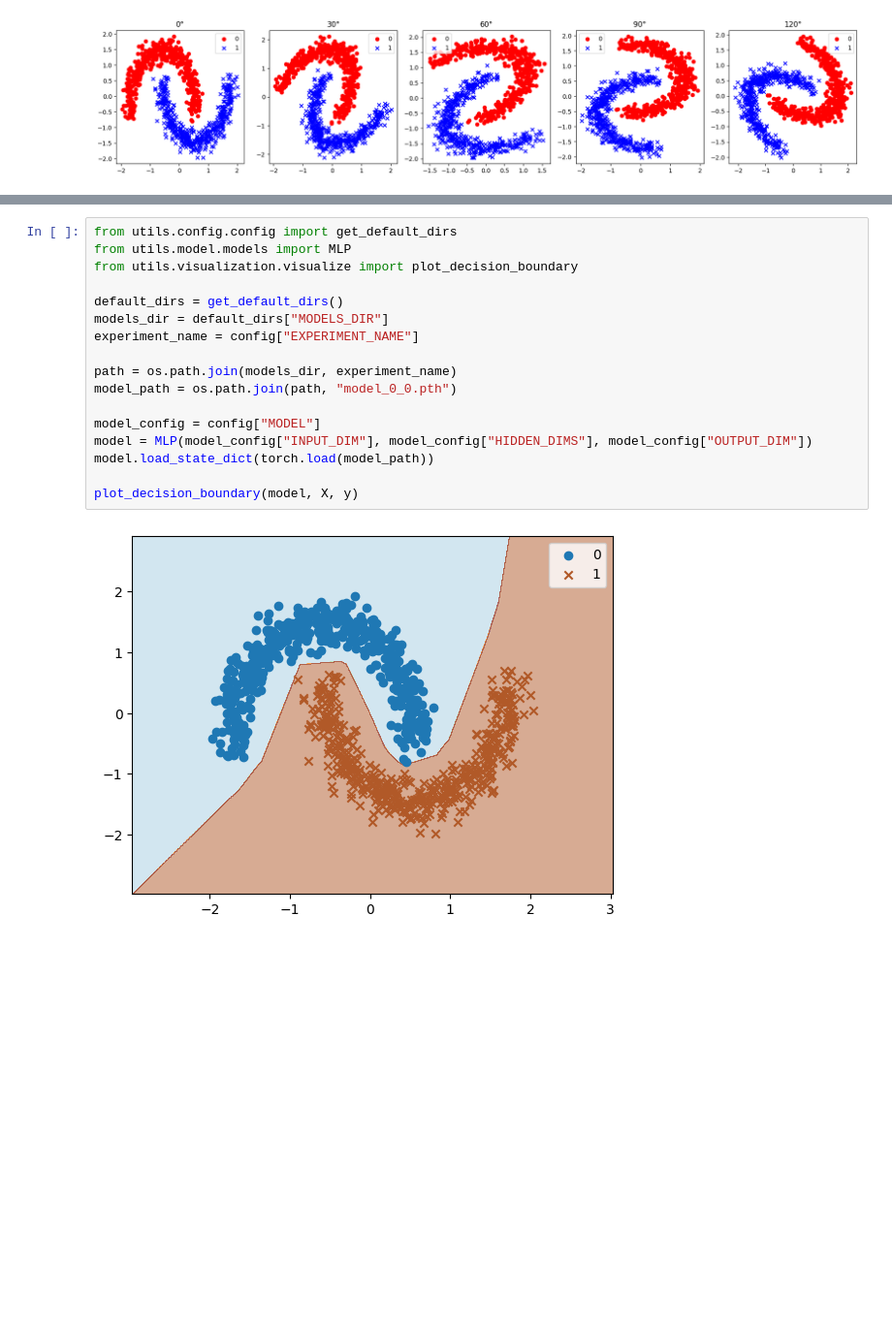
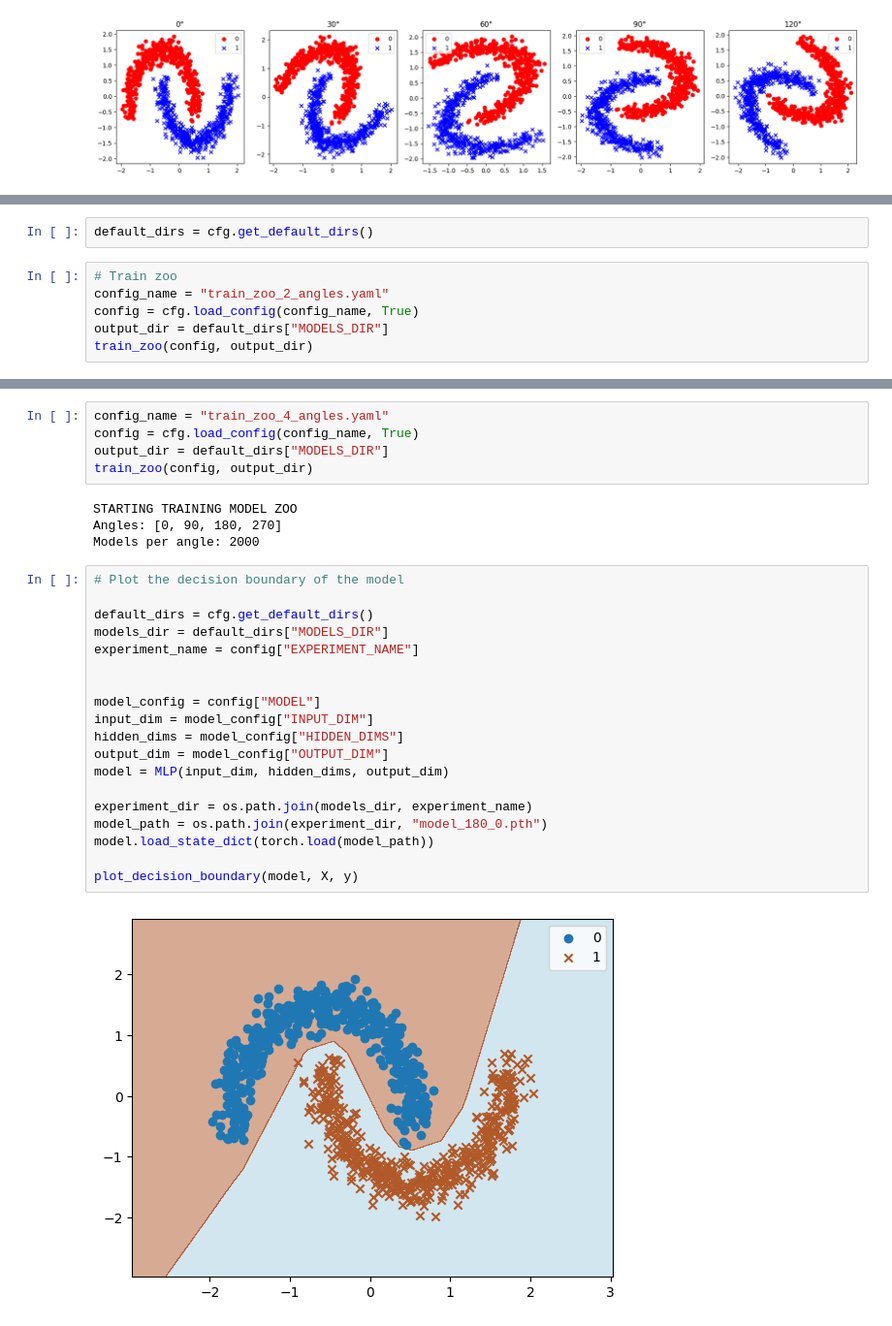
Before and after one commit to IDavron/exploring-neural-networks-weight-space, a Jupyter notebook: notebooks/dataset.ipynb, the cells around one changed output, grey strips where cells are left out. Shown at 97% size. Saved outputs shown, nothing was run; the diff lists cells and outputs as text; blank space fills up the shorter version.

```diff
--- a/notebooks/dataset.ipynb
+++ b/notebooks/dataset.ipynb
@@ -68,0 +39,8 @@ Find logs at: .\wandb\run-20240501_182953-7qs0iyt7\logs
+# %%
+default_dirs = cfg.get_default_dirs()
+# %%
+# Train zoo
+config_name = "train_zoo_2_angles.yaml"
+config = cfg.load_config(config_name, True)
+output_dir = default_dirs["MODELS_DIR"]
+train_zoo(config, output_dir)
@@ -69,20 +62,31 @@ Find logs at: .\wandb\run-20240501_182953-7qs0iyt7\logs
+# %%
+config_name = "train_zoo_4_angles.yaml"
+config = cfg.load_config(config_name, True)
+output_dir = default_dirs["MODELS_DIR"]
+train_zoo(config, output_dir)
+# %% [output]
+STARTING TRAINING MODEL ZOO
+Angles: [0, 90, 180, 270]
+Models per angle: 2000
 # %%
-from utils.config.config import get_default_dirs
-from utils.model.models import MLP
-from utils.visualization.visualize import plot_decision_boundary
+# Plot the decision boundary of the model
 
-default_dirs = get_default_dirs()
+default_dirs = cfg.get_default_dirs()
 models_dir = default_dirs["MODELS_DIR"]
 experiment_name = config["EXPERIMENT_NAME"]
 
-path = os.path.join(models_dir, experiment_name)
-model_path = os.path.join(path, "model_0_0.pth")
 
 model_config = config["MODEL"]
-model = MLP(model_config["INPUT_DIM"], model_config["HIDDEN_DIMS"], model_config["OUTPUT_DIM"])
+input_dim = model_config["INPUT_DIM"]
+hidden_dims = model_config["HIDDEN_DIMS"]
+output_dim = model_config["OUTPUT_DIM"]
+model = MLP(input_dim, hidden_dims, output_dim)
+
+experiment_dir = os.path.join(models_dir, experiment_name)
+model_path = os.path.join(experiment_dir, "model_180_0.pth")
 model.load_state_dict(torch.load(model_path))
 
 plot_decision_boundary(model, X, y)
 # %% [output]
-[figure, old version]
+[figure, new version]
 # %%
```
Also changed, not shown: parts of 6 cells of this notebook, 15 other files.
